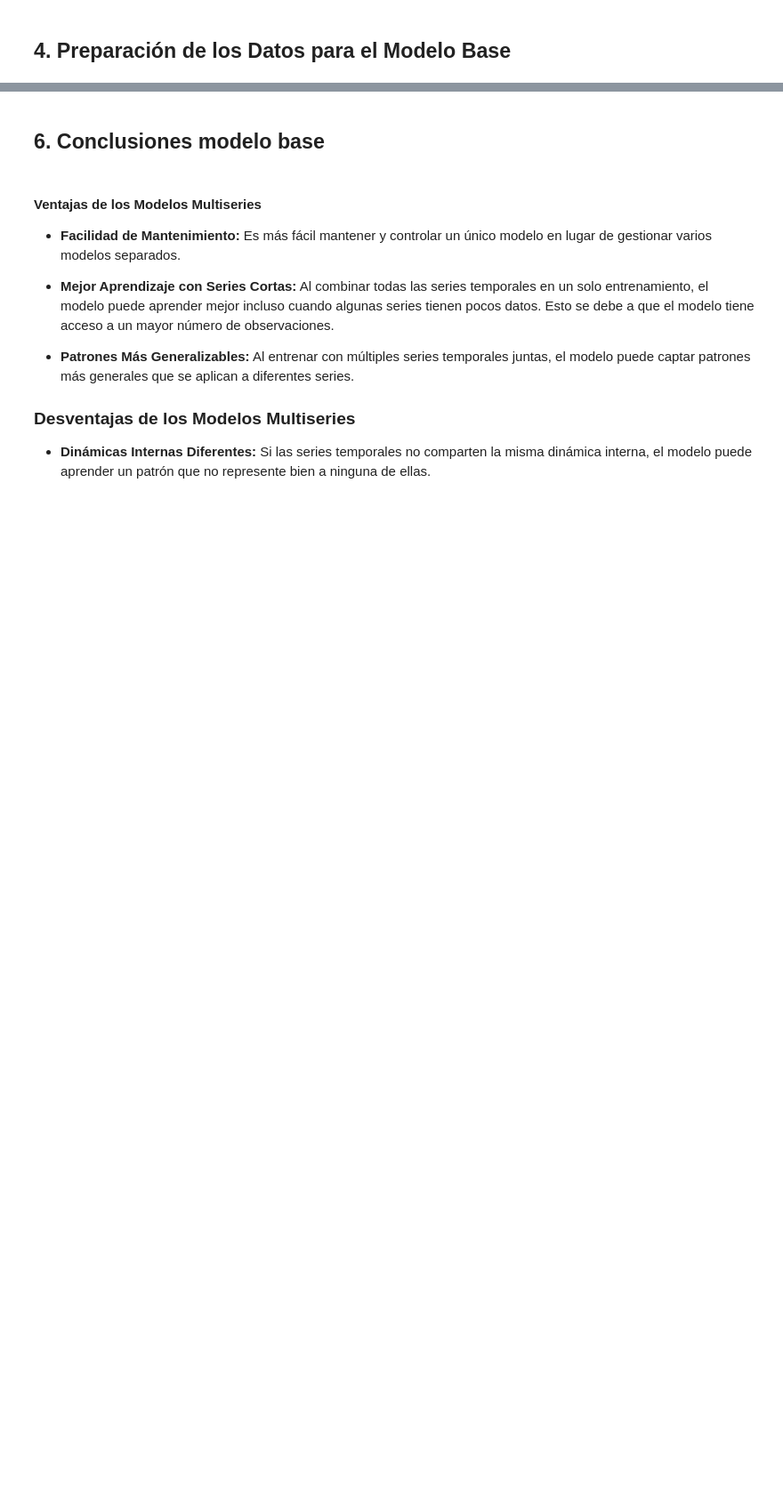
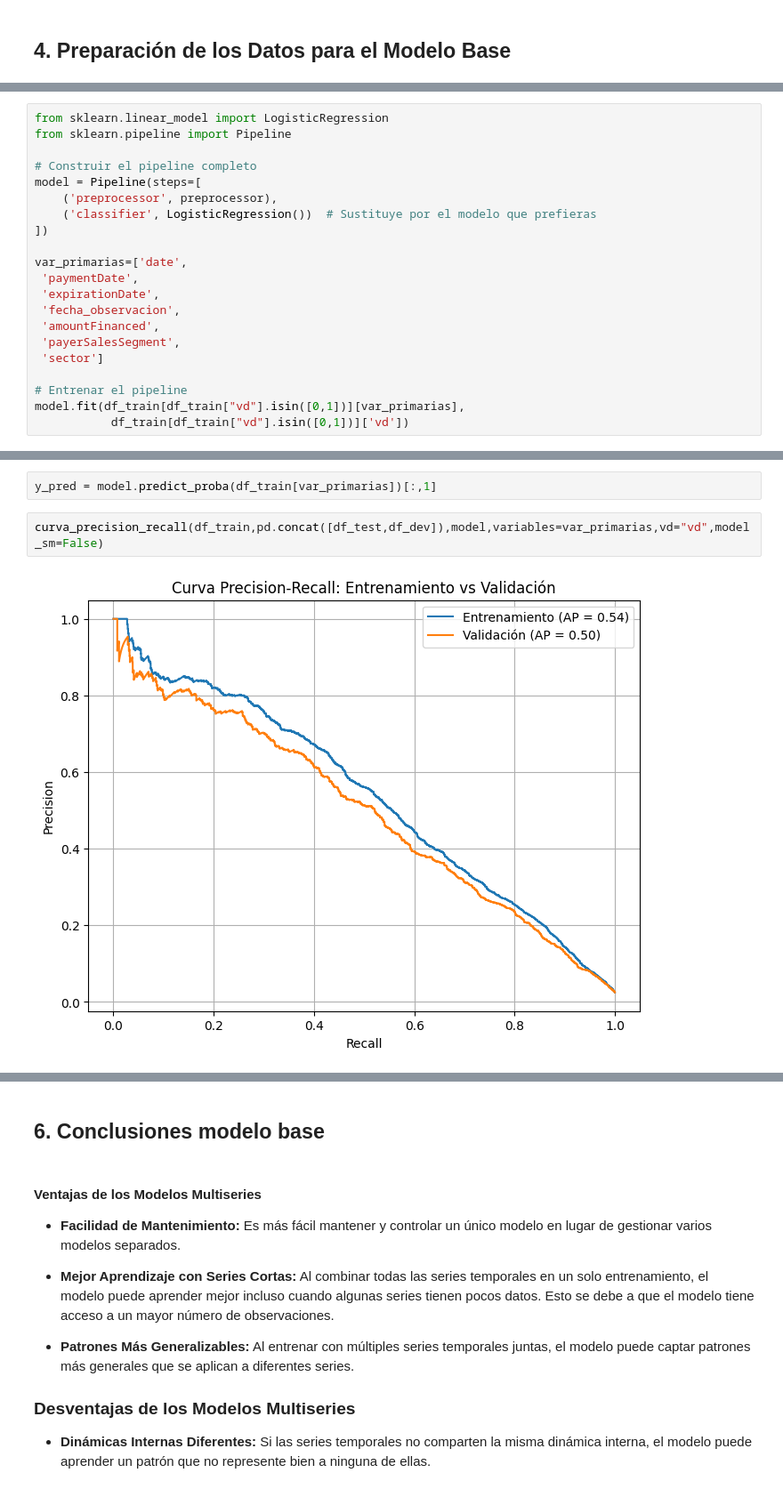
Before and after one commit to Lucasalam/model_risk, a Jupyter notebook: notebooks/04_Baseline_Model.ipynb, the cells around one changed output, grey strips where cells are left out. Shown at 89% size. Cells and saved outputs as stored; diff of their text form; blank space fills up the shorter version.

```diff
--- a/notebooks/04_Baseline_Model.ipynb
+++ b/notebooks/04_Baseline_Model.ipynb
@@ -692,0 +190,21 @@ submission.to_csv(submission_v00)
+# %%
+from sklearn.linear_model import LogisticRegression
+from sklearn.pipeline import Pipeline
+
+# Construir el pipeline completo
+model = Pipeline(steps=[
+    ('preprocessor', preprocessor),
+    ('classifier', LogisticRegression())  # Sustituye por el modelo que prefieras
+])
+
+var_primarias=['date',
+ 'paymentDate',
+ 'expirationDate',
+ 'fecha_observacion',
+ 'amountFinanced',
+ 'payerSalesSegment',
+ 'sector']
+
+# Entrenar el pipeline
+model.fit(df_train[df_train["vd"].isin([0,1])][var_primarias],
+           df_train[df_train["vd"].isin([0,1])]['vd'])
@@ -692,0 +226,6 @@ submission.to_csv(submission_v00)
+# %%
+y_pred = model.predict_proba(df_train[var_primarias])[:,1]
+# %%
+curva_precision_recall(df_train,pd.concat([df_test,df_dev]),model,variables=var_primarias,vd="vd",model_sm=False)
+# %% [output]
+[figure, added]
```
Also changed, not shown: parts of 91 cells of this notebook, 16 other files.
